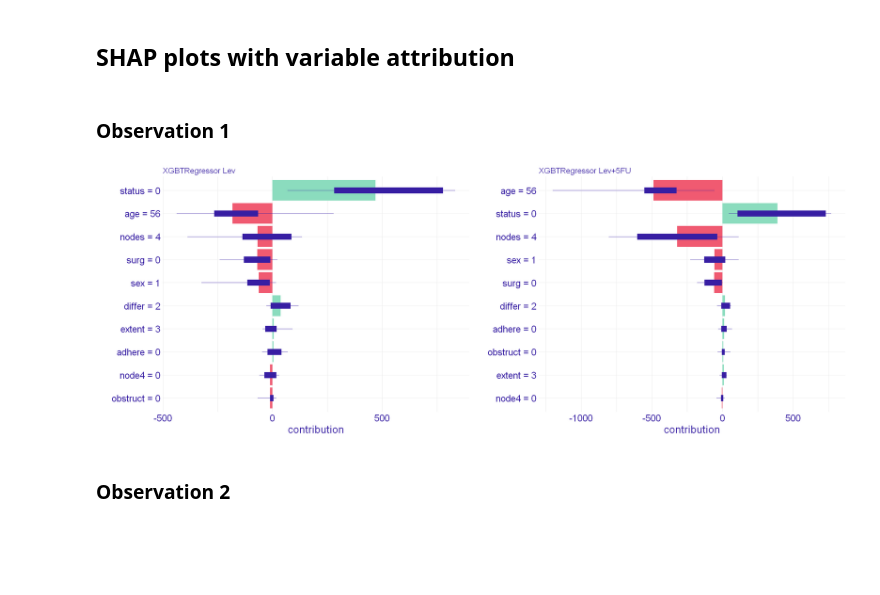
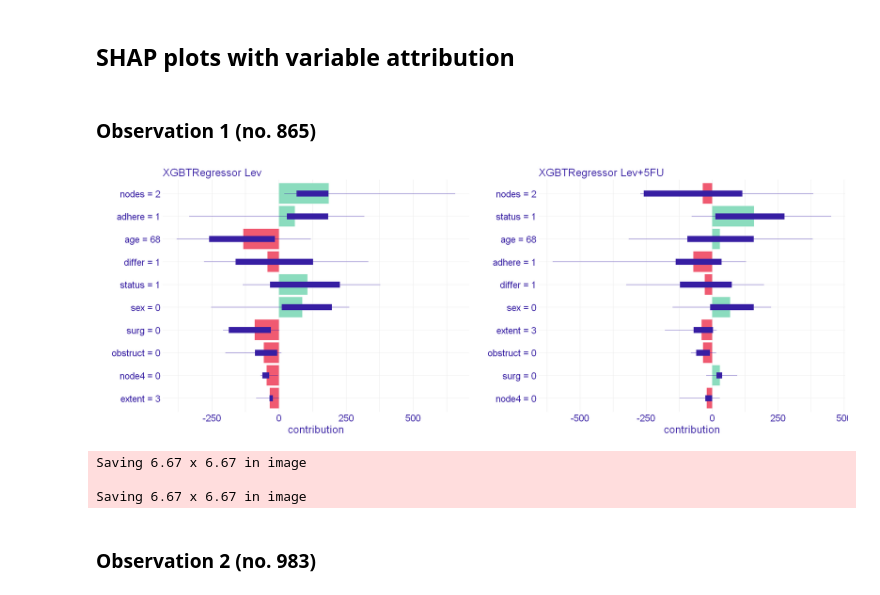
Before and after one commit to aleksandramiesiac/UpliftModelling_Iml_team4, a Jupyter notebook: explainations/SHAP_R.ipynb, the cells around one changed output. Saved outputs shown, nothing was run; the diff lists cells and outputs as text; code cells hidden in the pictures; blank space fills up the shorter version.

Commit message:
Exported SHAP plots. Updated naming of the selected observations to be clearer.

```diff
--- a/explainations/SHAP_R.ipynb
+++ b/explainations/SHAP_R.ipynb
@@ -105,7 +105,7 @@ explainer_Lev5FU <- explain_scikitlearn(
 # %% [markdown]
 ## Selecting observations for explainations
 # %%
-new_obs1 <- X[349, ]
+new_obs1 <- X[634, ]
 new_obs1
 # %% [output]
     sex age obstruct perfor adhere nodes status differ extent surg node4
@@ -127,17 +127,29 @@ va_obs2_Lev5FU <- variable_attribution(explainer_Lev5FU, new_obs2, type = "shap"
 # %% [markdown]
 ## SHAP plots with variable attribution
 # %%
-plot_va <- function(va1, va2) {
-    p1 <- va1 %>>% plot() %>>% fix_plot(adjust_title_margin = TRUE)
-    p2 <- va2 %>>% plot() %>>% fix_plot(adjust_title_margin = TRUE)
+plot_va <- function(va1, va2, font_size = 23) {
+    p1 <- va1 %>>% plot() %>>% fix_plot(adjust_title_margin = TRUE) %>>% `+`(theme(strip.text = element_text(size = font_size)))
+    p2 <- va2 %>>% plot() %>>% fix_plot(adjust_title_margin = TRUE) %>>% `+`(theme(strip.text = element_text(size = font_size)))
 
     grid.arrange(p1, p2, ncol = 2)
 }
+
+font_size  <- 23
 # %% [markdown]
-### Observation 1
+### Observation 1 (no. 865)
-# %%
-plot_va(va_obs1_Lev, va_obs1_Lev5FU)
-# %% [output]
-[figure, removed]
+# %%
+plot_obs1_Lev <- va_obs1_Lev %>>% plot() %>>% fix_plot(adjust_title_margin = TRUE) %>>% `+`(theme(strip.text = element_text(size = font_size)))
+plot_obs1_Lev5FU <- va_obs1_Lev5FU %>>% plot() %>>% fix_plot(adjust_title_margin = TRUE) %>>% `+`(theme(strip.text = element_text(size = font_size)))
+# %%
+grid.arrange(plot_obs1_Lev, plot_obs1_Lev5FU, ncol = 2)
+# %% [output]
+[figure, added]
+# %%
+ggsave("../images/04-UL-865SHAP1.png", plot_obs1_Lev)
+ggsave("../images/04-UL-865SHAP2.png", plot_obs1_Lev5FU)
+# %% [output]
+Saving 6.67 x 6.67 in image
+
+Saving 6.67 x 6.67 in image
 # %% [markdown]
-### Observation 2
+### Observation 2 (no. 983)
```
Also changed, not shown: parts of 6 cells of this notebook, 4 other files.
